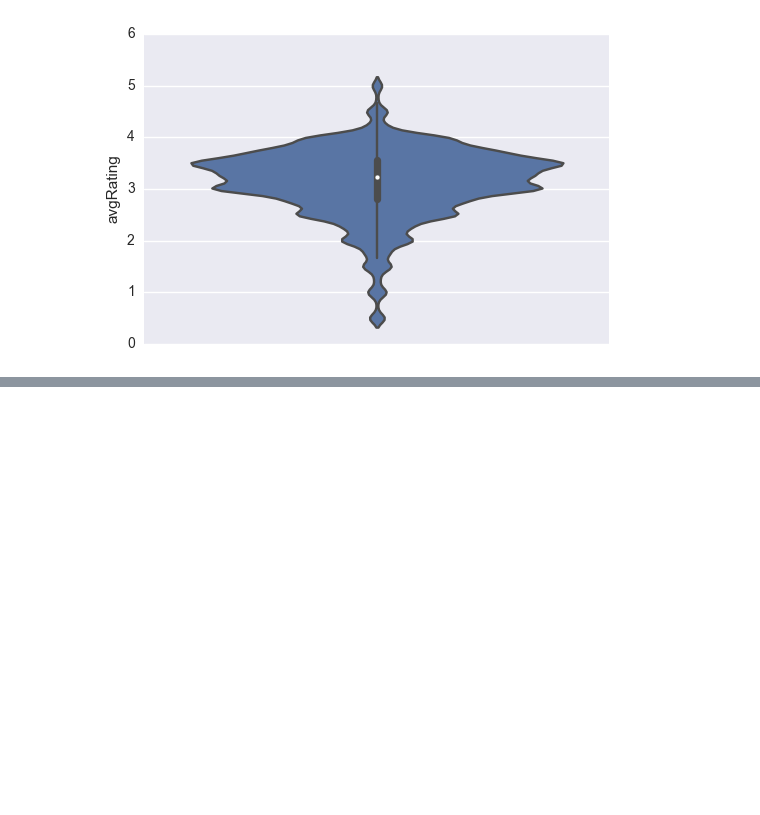
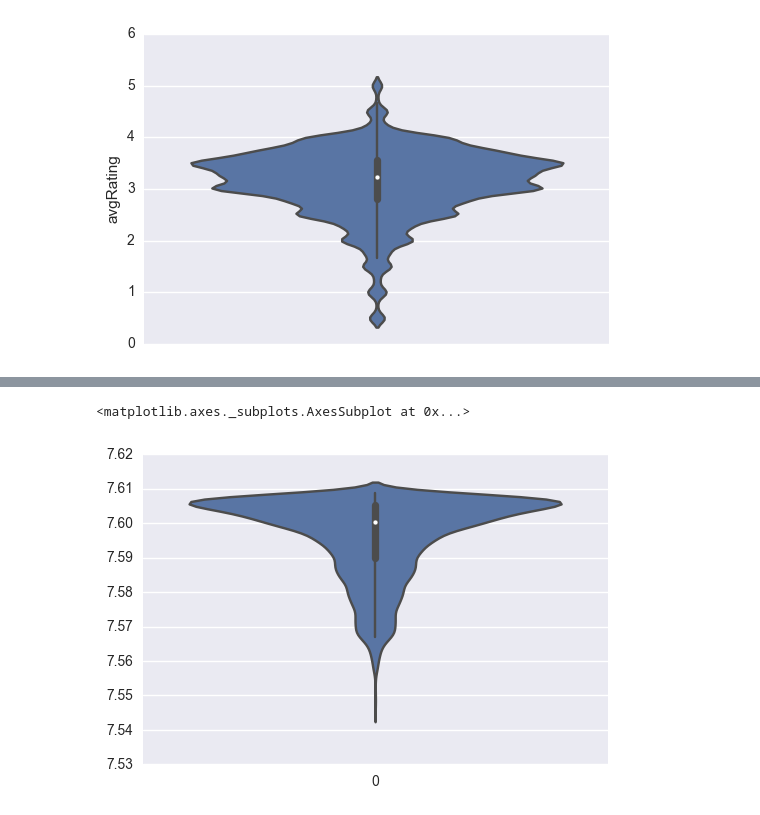
Before and after one commit to margaretpearce/movielens-spark, a Jupyter notebook: movie_ratings_cleaning.ipynb, the cells around one changed output, grey strips where cells are left out. Cells and saved outputs as stored; diff of their text form; code cells hidden in the pictures; blank space fills up the shorter version.

Commit message:
transformations

```diff
--- a/movie_ratings_cleaning.ipynb
+++ b/movie_ratings_cleaning.ipynb
@@ -206,0 +213,8 @@ sns.violinplot(y=nongenre_fields["avgRating"])
+# %%
+# Change year to numeric
+data_transformed = data_select.copy()
+data_transformed.dropna(subset=['year_truncated'], inplace=True)
+data_transformed["year_numeric"] = pd.to_numeric(data_transformed["year_truncated"])
+data_transformed.drop("year_truncated", axis=1, inplace=True)
+data_transformed.drop("year", axis=1, inplace=True)
+data_transformed["year_numeric"].describe()
@@ -206,0 +242,7 @@ sns.violinplot(y=nongenre_fields["avgRating"])
+# %%
+# How does a log transformation look on some of the skewed fields?
+year_log = np.log1p(data_transformed["year_numeric"])
+sns.violinplot(data=year_log)
+# %% [output]
+<matplotlib.axes._subplots.AxesSubplot at 0x...>
+[figure, added]
```
Also changed, not shown: parts of 10 cells of this notebook.
